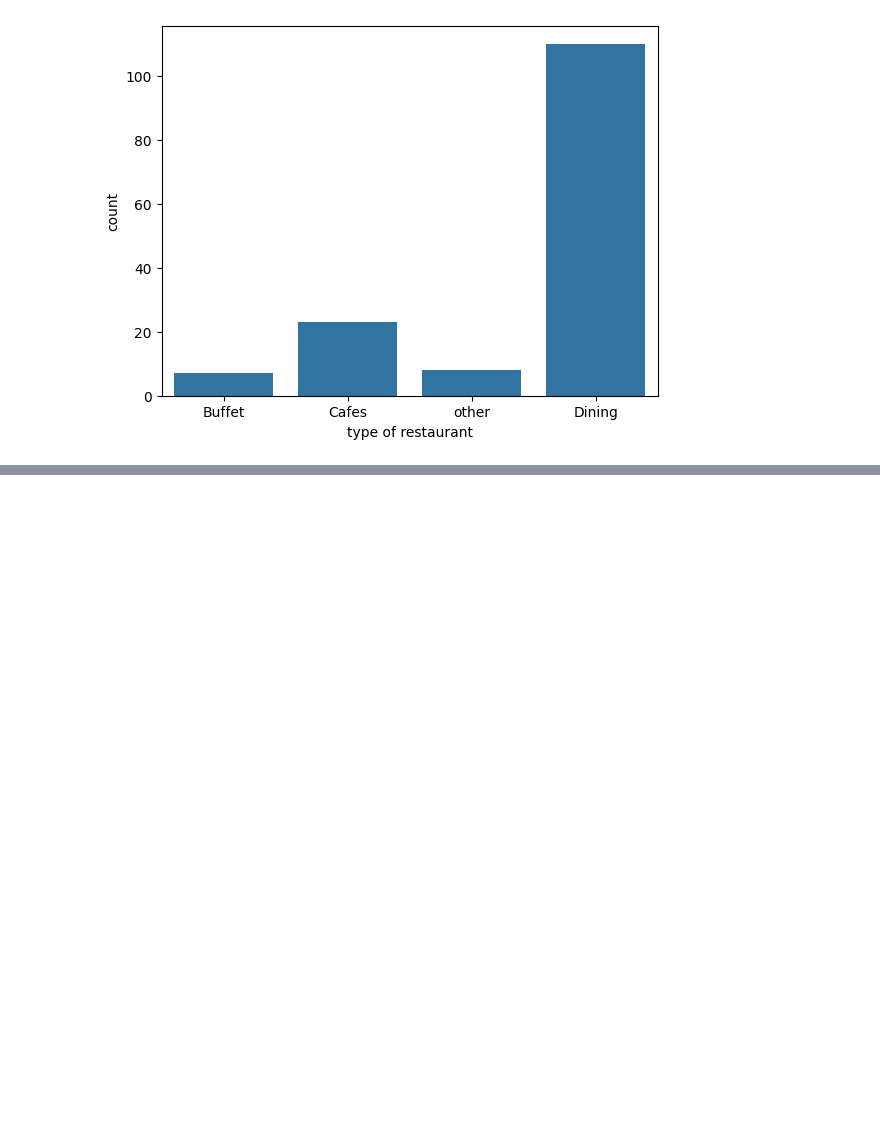
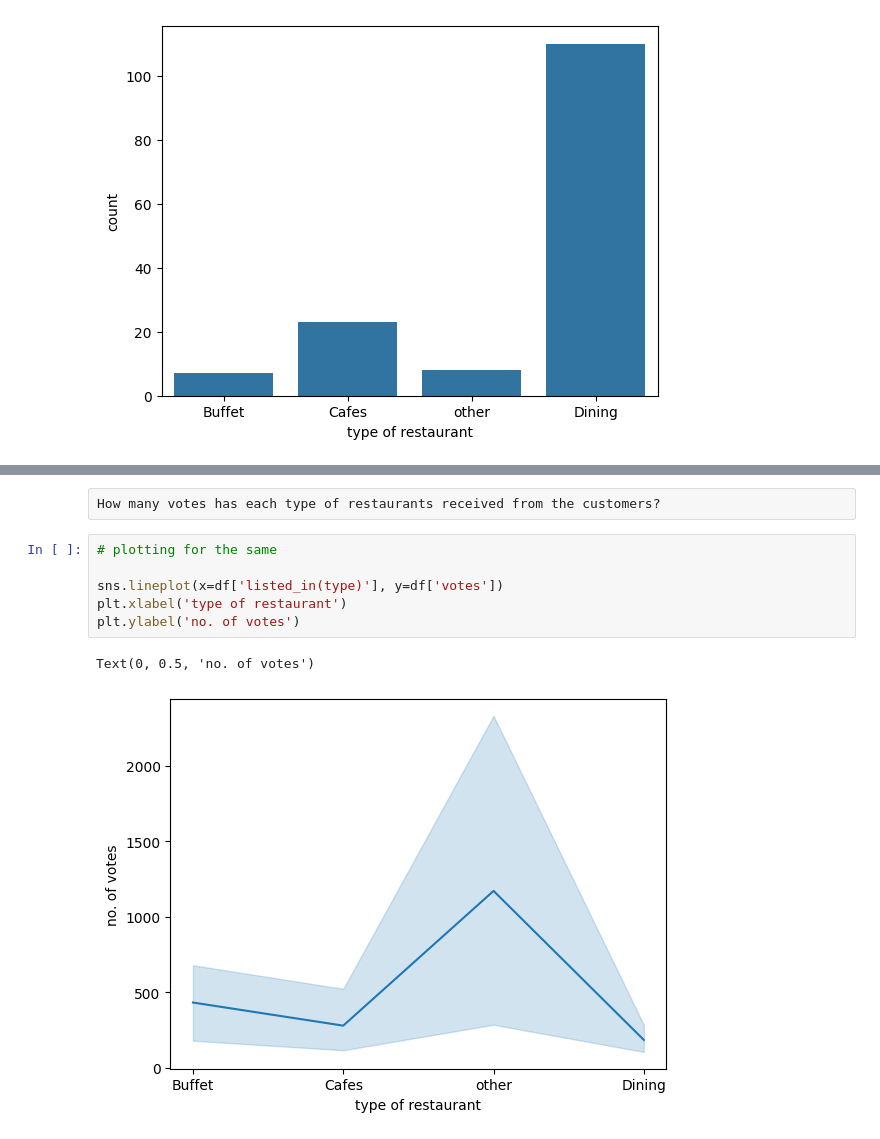
Before and after one commit to hetkothari09/zomatoDataAnalysis, a Jupyter notebook: Untitled Folder/zomatoAnalysis.ipynb, the cells around one changed output, grey strips where cells are left out. Cells and saved outputs as stored; diff of their text form; blank space fills up the shorter version.

Commit message:
completed the project with all the graphs and visuals for the questionnaire

```diff
--- a/Untitled Folder/zomatoAnalysis.ipynb
+++ b/Untitled Folder/zomatoAnalysis.ipynb
@@ -115,0 +138,11 @@ Text(0.5, 0, 'type of restaurant')
+# %% [raw]
+How many votes has each type of restaurants received from the customers?
+# %%
+# plotting for the same
+
+sns.lineplot(x=df['listed_in(type)'], y=df['votes'])
+plt.xlabel('type of restaurant')
+plt.ylabel('no. of votes')
+# %% [output]
+Text(0, 0.5, 'no. of votes')
+[figure, added]
```
Also changed, not shown: parts of 23 cells of this notebook, 1 other file.
